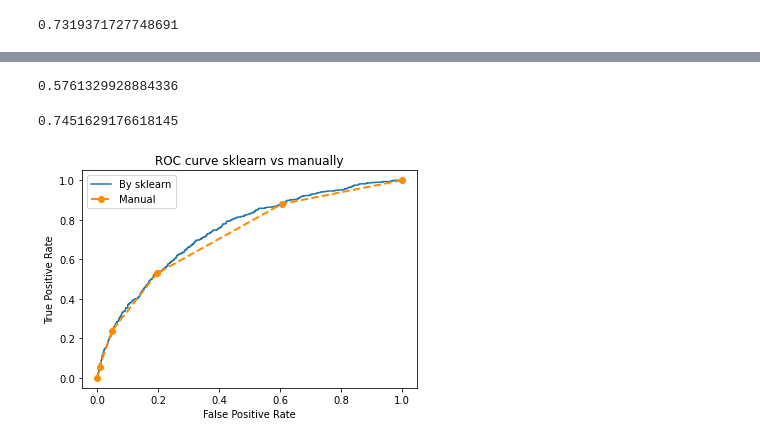
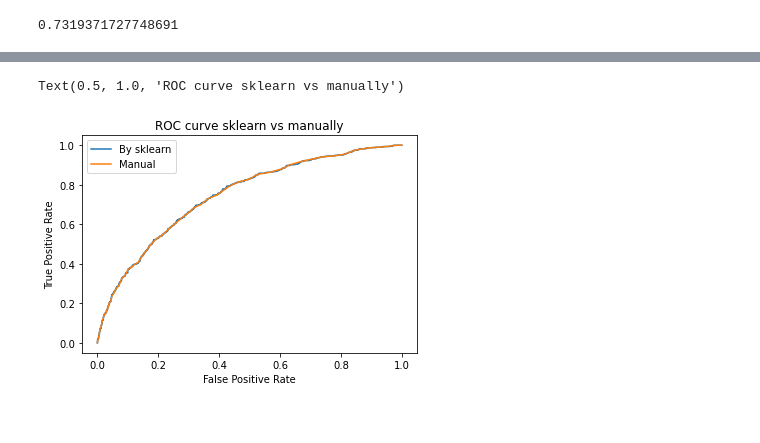
Before and after one commit to aleksander-ivanov/AML, a Jupyter notebook: HW3/hw3.ipynb, the cells around one changed output, grey strips where cells are left out. Drawn from its saved outputs; the diff is of its cells as text; code cells hidden in the pictures.

```diff
--- a/HW3/hw3.ipynb
+++ b/HW3/hw3.ipynb
@@ -90 +61,27 @@ plt.show()
+# %%
+def roc_curve(y, prob):
+
+    tpr_list = []
+    fpr_list = []
+    threshold = np.linspace(1.1, 0, 100)
+
+    for t in threshold:
+        y_pred = np.zeros(y.shape[0])
+        y_pred[prob >= t] = 1
+
+        TN = y_pred[(y_pred == y) & (y == 0)].shape[0]
+        TP = y_pred[(y_pred == y) & (y == 1)].shape[0]
+        FP = y_pred[(y_pred != y) & (y == 0)].shape[0]
+        FN = y_pred[(y_pred != y) & (y == 1)].shape[0]
+
+        TPR = TP / (TP + FN)
+        FPR = FP / (FP + TN)
+
+        tpr_list.append(TPR)
+        fpr_list.append(FPR)
+
+    return fpr_list, tpr_list, threshold
+# %%
+# manual calculation
+FPR, TPR, threshold = roc_curve(Y_test, predictions[:, 1])
 # %%
@@ -92,5 +89,0 @@ pr, re, thres = metrics.precision_recall_curve(Y_test, predictions[:, 1])
-# %%
-# площадь под кривой
-metrics.average_precision_score(Y_test, predictions[:, 1])
-# %% [output]
-0.5761329928884336
@@ -100,16 +90,12 @@ fpr, tpr, thres = metrics.roc_curve(Y_test, predictions[:, 1])
-# %%
-auc2 = metrics.auc(fpr, tpr)
-auc2
-# %% [output]
-0.7451629176618145
 # %%
-plt.plot(fpr, tpr, label='By sklearn') # sklearn
-plt.plot(FPR, TPR, linestyle='--', marker='o', color='darkorange',
-         lw=2, label='Manual', clip_on=False) # manual calculations
+plt.plot(fpr, tpr, label='By sklearn')
+plt.plot(FPR, TPR, label='Manual')
+
 plt.xlabel('False Positive Rate')
 plt.ylabel('True Positive Rate')
+
 plt.legend(loc=0)
 plt.title('ROC curve sklearn vs manually')
-plt.show()
 # %% [output]
+Text(0.5, 1.0, 'ROC curve sklearn vs manually')
-[figure, old version]
+[figure, new version]
```
Also changed, not shown: parts of 5 cells of this notebook.
